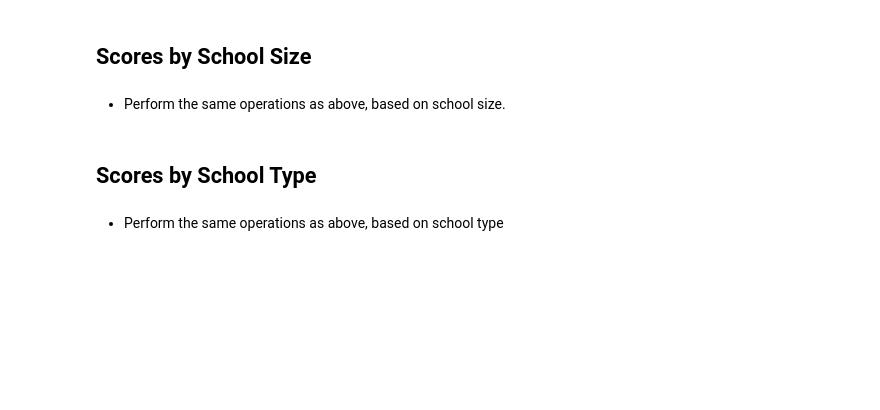
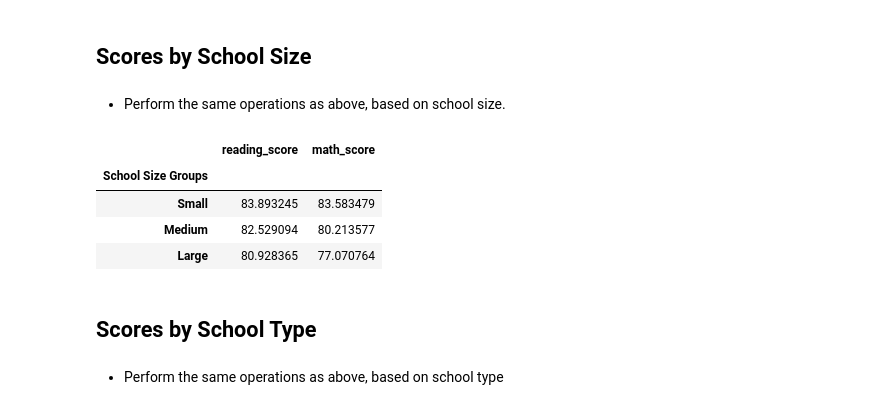
Before and after one commit to tiffanyharris711/pandas-challenge, a Jupyter notebook: PyCitySchools/PyCitySchools.ipynb, the cells around one changed output. Saved outputs shown, nothing was run; the diff lists cells and outputs as text; code cells hidden in the pictures; blank space fills up the shorter version.

```diff
--- a/PyCitySchools/PyCitySchools.ipynb
+++ b/PyCitySchools/PyCitySchools.ipynb
@@ -286,6 +304,21 @@ Name: Per Student Budget, dtype: float64>
 ## Scores by School Size
 # %% [markdown]
 * Perform the same operations as above, based on school size.
+# %%
+school_size_bins = [0, 1500, 3000, 5000]
+school_size_labels = ["Small", "Medium", "Large"]
+
+school_data_complete["School Size Groups"] = pd.cut(school_data_complete["size"], bins=school_size_bins, labels=school_size_labels)
+# %%
+school_size_groupby = school_data_complete.groupby("School Size Groups")
+school_size_df = school_size_groupby.mean()
+school_size_df[["reading_score","math_score"]] #COME BACK TO THIS--MISSING PERCENT PASSING
+# %% [output]
+|  | reading_score | math_score |
+| School Size Groups |  |  |
+| Small | 83.893245 | 83.583479 |
+| Medium | 82.529094 | 80.213577 |
+| Large | 80.928365 | 77.070764 |
 # %% [markdown]
 ## Scores by School Type
 # %% [markdown]
```
Also changed, not shown: parts of 5 cells of this notebook.
